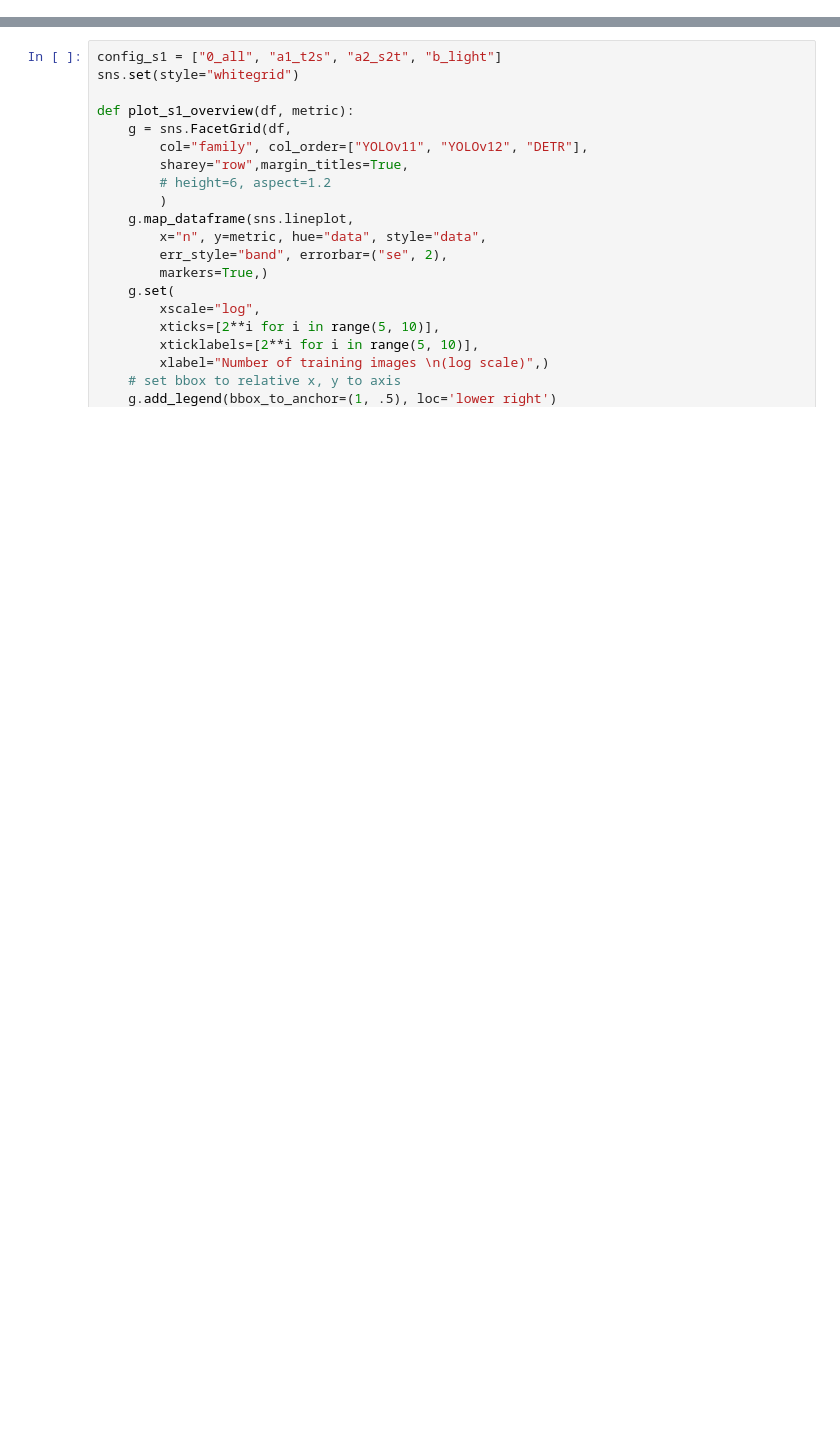
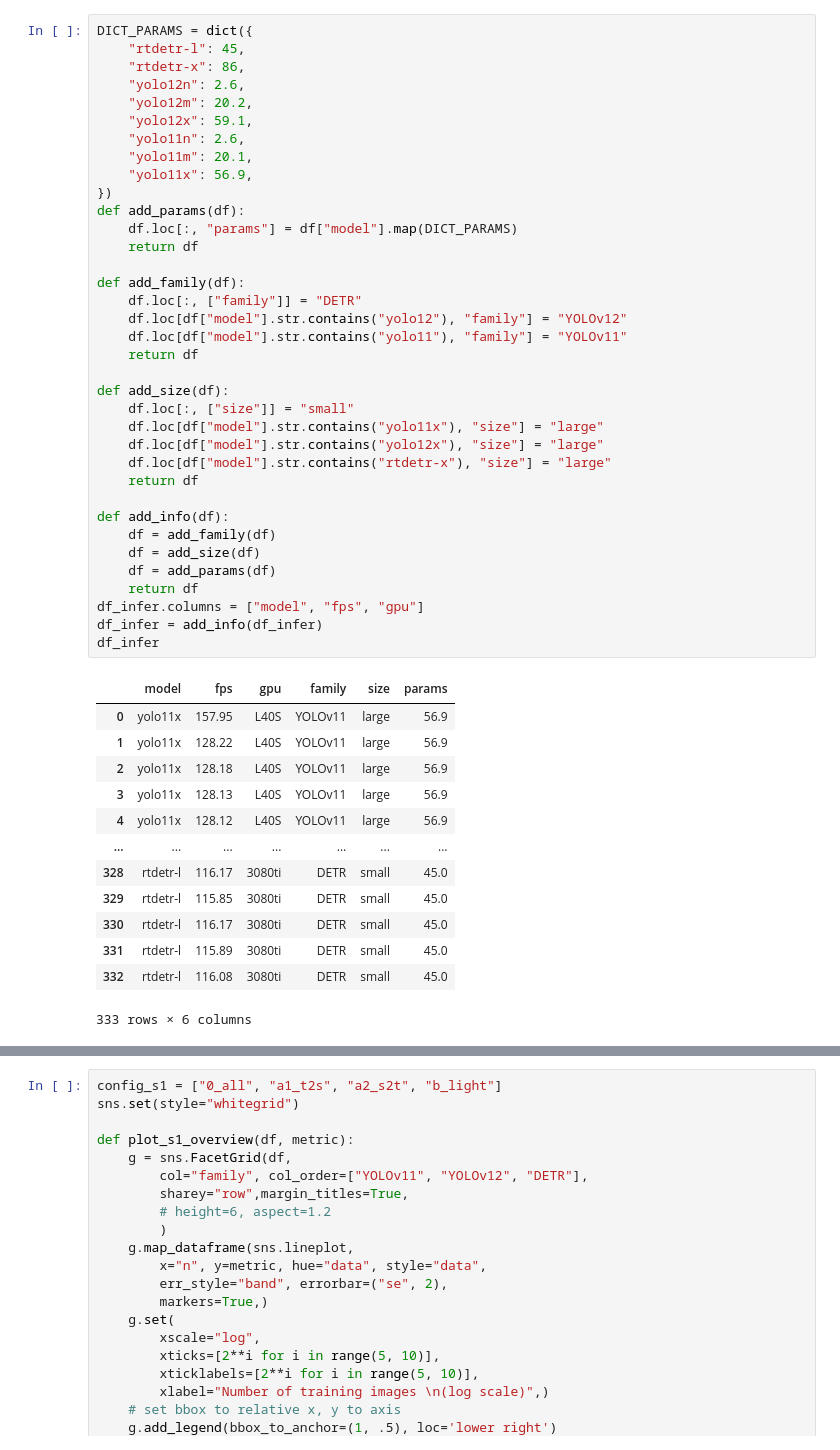
Before and after one commit to Niche-Lab/COLO, a Jupyter notebook: evaluate.ipynb, the cells around one changed output, grey strips where cells are left out. Saved outputs shown, nothing was run; the diff lists cells and outputs as text; blank space fills up the shorter version.

```diff
--- a/evaluate.ipynb
+++ b/evaluate.ipynb
@@ -22 +24,51 @@ Available project environments:
     DIR_TMP=/
+# %%
+DICT_PARAMS = dict({
+    "rtdetr-l": 45,
+    "rtdetr-x": 86,
+    "yolo12n": 2.6,
+    "yolo12m": 20.2,
+    "yolo12x": 59.1,
+    "yolo11n": 2.6,
+    "yolo11m": 20.1,
+    "yolo11x": 56.9,
+})
+def add_params(df):
+    df.loc[:, "params"] = df["model"].map(DICT_PARAMS)
+    return df
+
+def add_family(df):
+    df.loc[:, ["family"]] = "DETR"
+    df.loc[df["model"].str.contains("yolo12"), "family"] = "YOLOv12"
+    df.loc[df["model"].str.contains("yolo11"), "family"] = "YOLOv11"
+    return df
+
+def add_size(df):
+    df.loc[:, ["size"]] = "small"
+    df.loc[df["model"].str.contains("yolo11x"), "size"] = "large"
+    df.loc[df["model"].str.contains("yolo12x"), "size"] = "large"
+    df.loc[df["model"].str.contains("rtdetr-x"), "size"] = "large"
+    return df
+
+def add_info(df):
+    df = add_family(df)
+    df = add_size(df)
+    df = add_params(df)
+    return df
+df_infer.columns = ["model", "fps", "gpu"]
+df_infer = add_info(df_infer)
+df_infer
+# %% [output]
+|  | model | fps | gpu | family | size | params |
+| 0 | yolo11x | 157.95 | L40S | YOLOv11 | large | 56.9 |
+| 1 | yolo11x | 128.22 | L40S | YOLOv11 | large | 56.9 |
+| 2 | yolo11x | 128.18 | L40S | YOLOv11 | large | 56.9 |
+| 3 | yolo11x | 128.13 | L40S | YOLOv11 | large | 56.9 |
+| 4 | yolo11x | 128.12 | L40S | YOLOv11 | large | 56.9 |
+| ... | ... | ... | ... | ... | ... | ... |
+| 328 | rtdetr-l | 116.17 | 3080ti | DETR | small | 45.0 |
+| 329 | rtdetr-l | 115.85 | 3080ti | DETR | small | 45.0 |
+| 330 | rtdetr-l | 116.17 | 3080ti | DETR | small | 45.0 |
+| 331 | rtdetr-l | 115.89 | 3080ti | DETR | small | 45.0 |
+| 332 | rtdetr-l | 116.08 | 3080ti | DETR | small | 45.0 |
+333 rows × 6 columns
```
Also changed, not shown: parts of 7 cells of this notebook, 3 other files.
